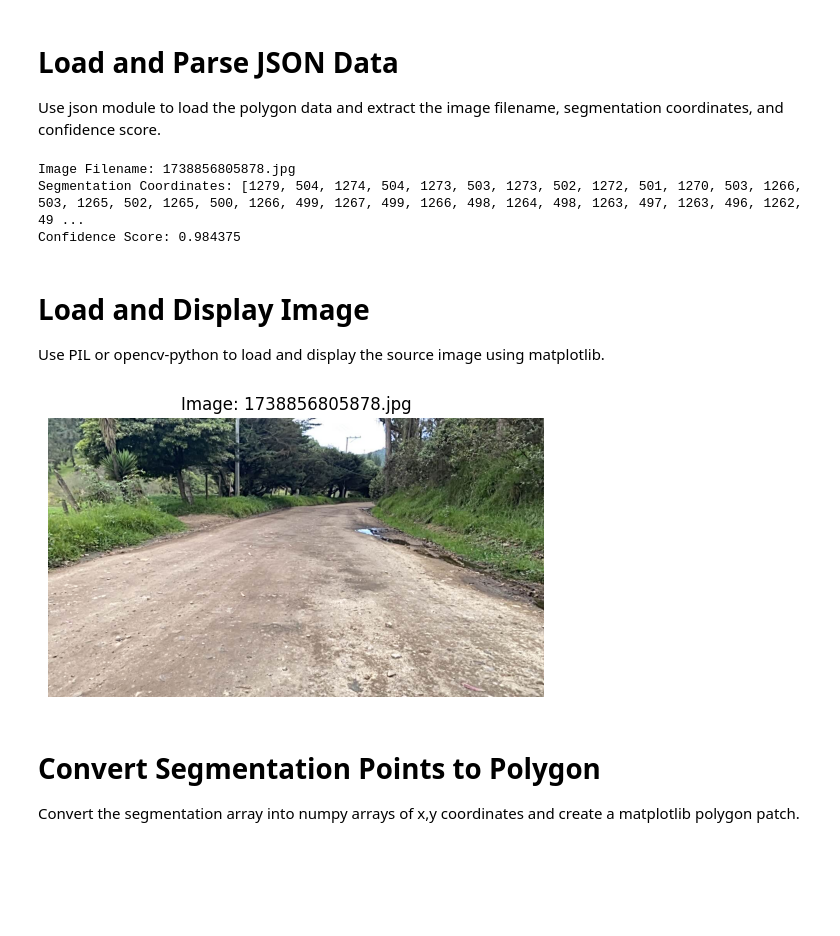
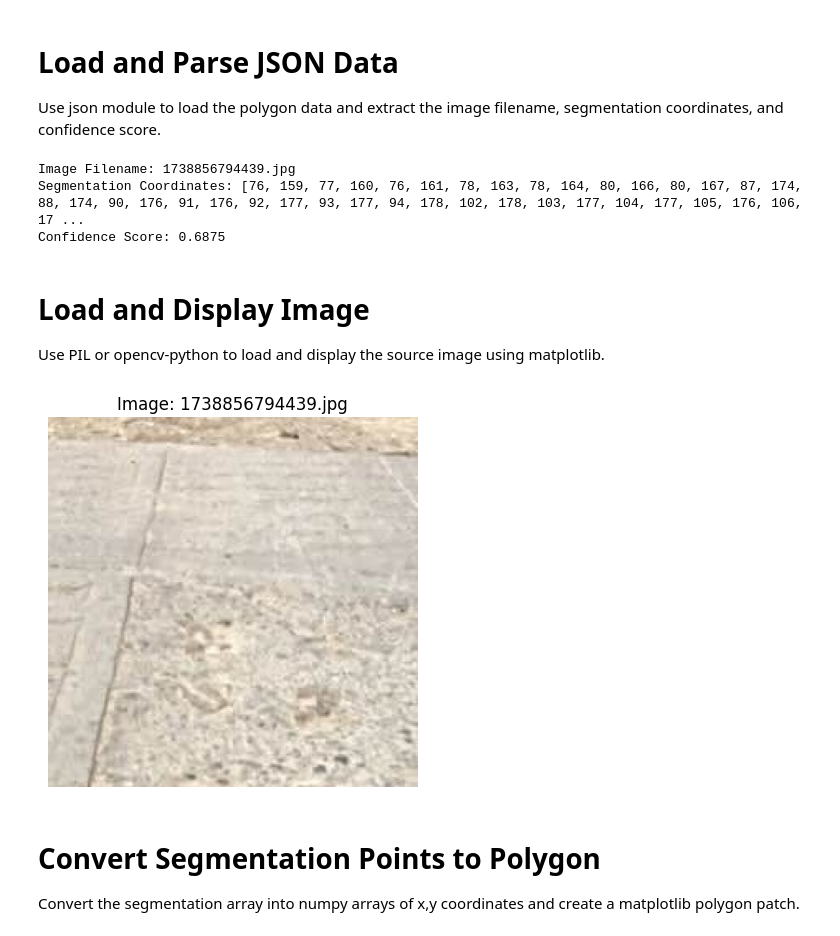
Before and after one commit to KShervington-UCF/dt_auto_seg_system, a Jupyter notebook: modules/road_segmentation/visualize_seg.ipynb, the cells around one changed output. Drawn from its saved outputs; the diff is of its cells as text; code cells hidden in the pictures; blank space fills up the shorter version.

Commit message:
adjusted road segmentation script to process images based on output of the classification module

```diff
--- a/modules/road_segmentation/visualize_seg.ipynb
+++ b/modules/road_segmentation/visualize_seg.ipynb
@@ -5,11 +5,12 @@ Use json module to load the polygon data and extract the image filename, segment
 import json
 import os
 
-data_file_path = 'output/polygon.json'
+data_file_path = 'output/segmentations_20250311.json'
 
 # Load the JSON data from the file
 with open(data_file_path) as f:
     data = json.load(f)
+    data = data[0] # just get the first image as an example
 
 # Extract the image filename, segmentation coordinates, and confidence score
 image_filename = data['image']
@@ -21,28 +22,28 @@ print(f"Image Filename: {image_filename}")
 print(f"Segmentation Coordinates: {segmentation_coords}")
 print(f"Confidence Score: {confidence_score}")
 # %% [output]
-Image Filename: 1738856805878.jpg
-Segmentation Coordinates: [1279, 504, 1274, 504, 1273, 503, 1273, 502, 1272, 501, 1270, 503, 1266, 503, 1265, 502, 1265, 500, 1266, 499, 1267, 499, 1266, 498, 1264, 498, 1263, 497, 1263, 496, 1262, 49 ...
-Confidence Score: 0.984375
+Image Filename: 1738856794439.jpg
+Segmentation Coordinates: [76, 159, 77, 160, 76, 161, 78, 163, 78, 164, 80, 166, 80, 167, 87, 174, 88, 174, 90, 176, 91, 176, 92, 177, 93, 177, 94, 178, 102, 178, 103, 177, 104, 177, 105, 176, 106, 17 ...
+Confidence Score: 0.6875
 # %% [markdown]
 # Load and Display Image
 Use PIL or opencv-python to load and display the source image using matplotlib.
 # %%
 import matplotlib.pyplot as plt
 import matplotlib.image as mpimg
 
-img_path = f'output/{image_filename}'
+img_path = f'input/test_images/{image_filename}'
 
 # Load the image using matplotlib
 img = mpimg.imread(img_path)
 
 # Display the image
 plt.imshow(img)
 plt.title(f"Image: {image_filename}")
 plt.axis('off')  # Hide the axis
 plt.show()
 # %% [output]
-[figure, old version]
+[figure, new version]
 # %% [markdown]
 # Convert Segmentation Points to Polygon
 Convert the segmentation array into numpy arrays of x,y coordinates and create a matplotlib polygon patch.
```
Also changed, not shown: parts of 2 cells of this notebook, 2 other files.
